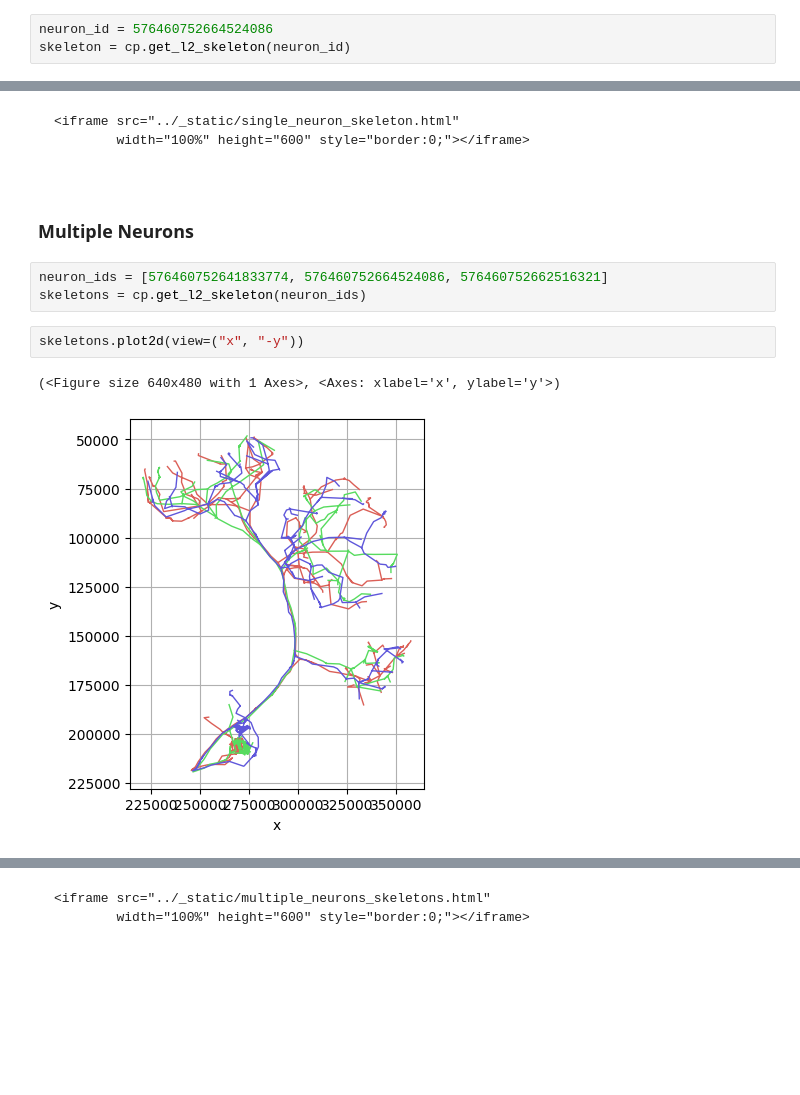
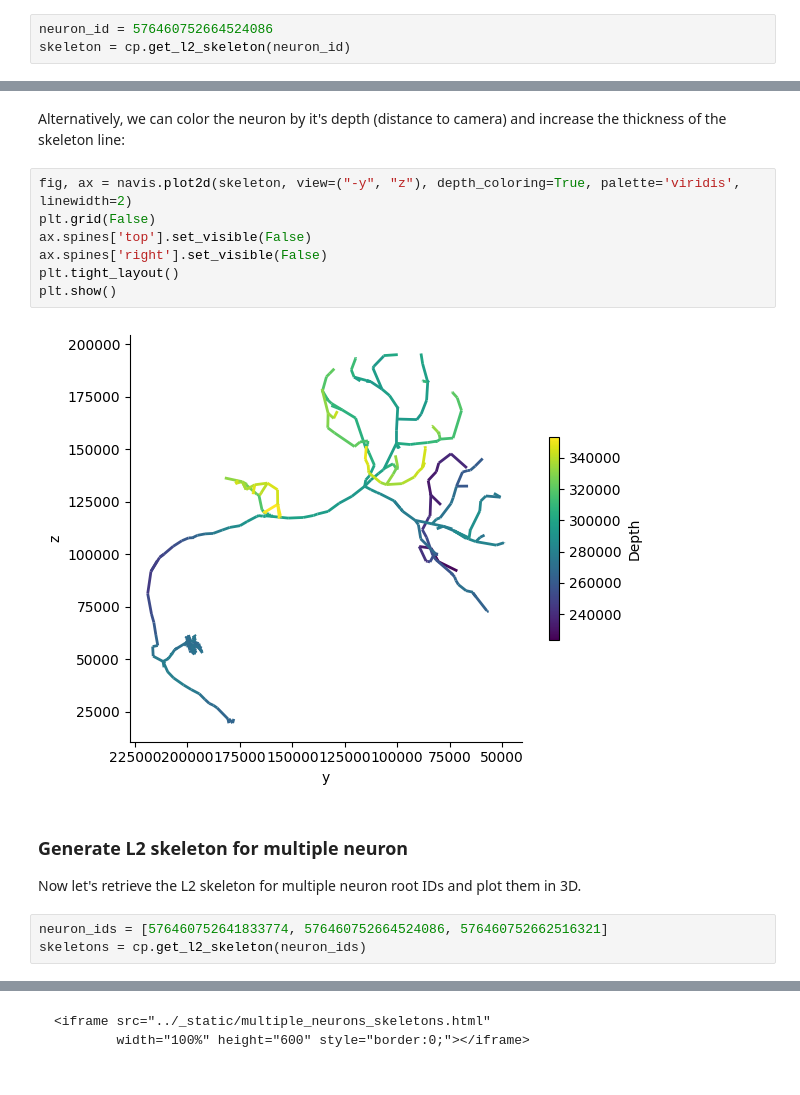
Before and after one commit to Social-Evolution-and-Behavior/crantpy, a Jupyter notebook: docs/deep_dive/visualization.ipynb, the cells around one changed output, grey strips where cells are left out. Cells and saved outputs as stored; diff of their text form; blank space fills up the shorter version.

````diff
--- a/docs/deep_dive/visualization.ipynb
+++ b/docs/deep_dive/visualization.ipynb
@@ -60,15 +66,19 @@ INFO  : Use the `.show()` method to plot the figure. (navis)
-# %% [markdown]
-```{raw} html
-<iframe src="../_static/single_neuron_skeleton.html"
-        width="100%" height="600" style="border:0;"></iframe>
+# %% [markdown]
+Alternatively, we can color the neuron by it's depth (distance to camera) and increase the thickness of the skeleton line:
+# %%
+fig, ax = navis.plot2d(skeleton, view=("-y", "z"), depth_coloring=True, palette='viridis', linewidth=2)
+plt.grid(False)
+ax.spines['top'].set_visible(False)
+ax.spines['right'].set_visible(False)
+plt.tight_layout()
+plt.show()
+# %% [output]
+[figure, added]
 # %% [markdown]
-### Multiple Neurons
+### Generate L2 skeleton for multiple neuron
+
+Now let's retrieve the L2 skeleton for multiple neuron root IDs and plot them in 3D.
 # %%
 neuron_ids = [576460752641833774, 576460752664524086, 576460752662516321]
 skeletons = cp.get_l2_skeleton(neuron_ids)
-# %%
-skeletons.plot2d(view=("x", "-y"))
-# %% [output]
-(<Figure size 640x480 with 1 Axes>, <Axes: xlabel='x', ylabel='y'>)
-[figure, removed]
 # %%
````
Also changed, not shown: parts of 22 cells of this notebook, 25 other files.
